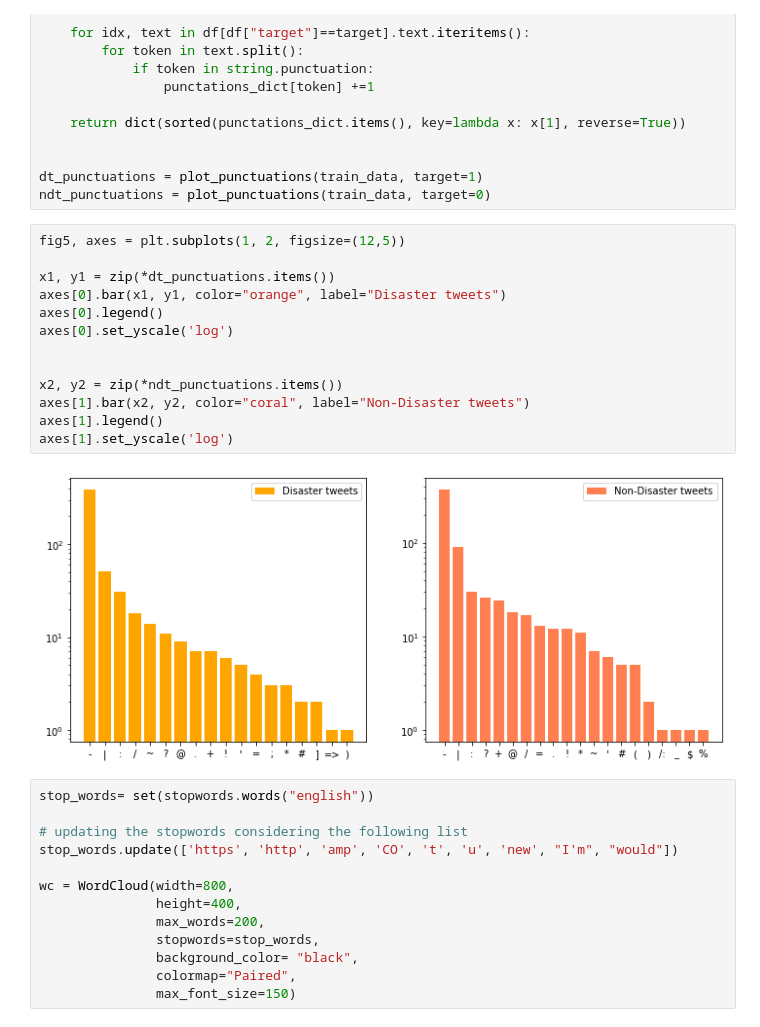
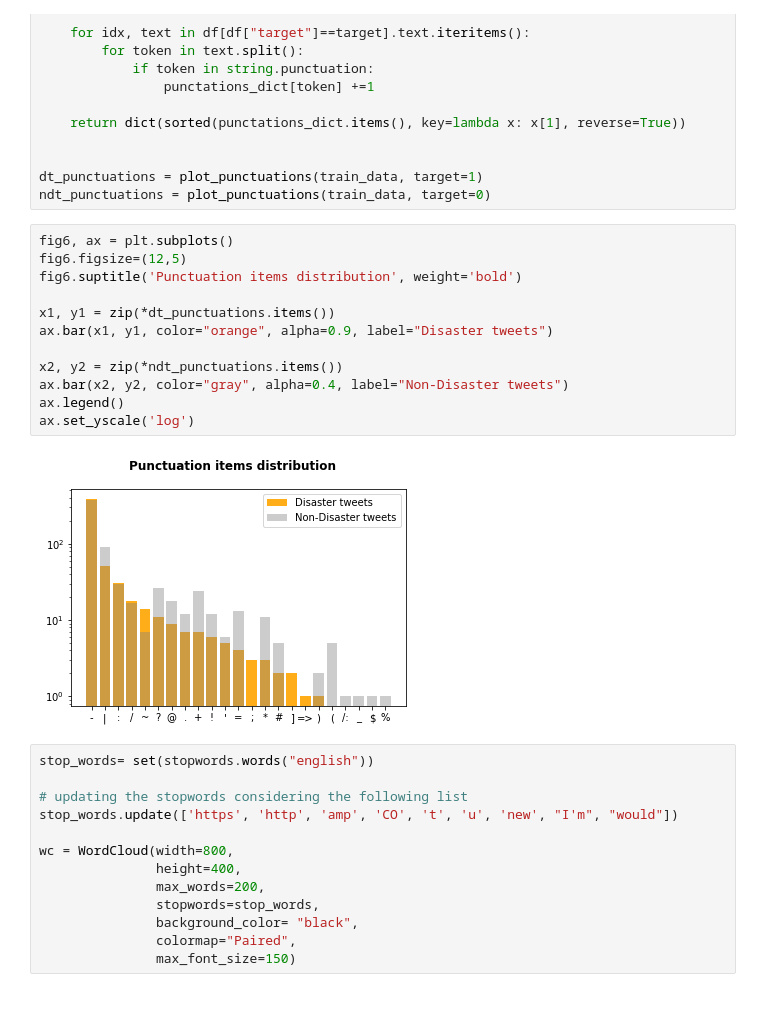
Before and after one commit to raissalohanna/DataLab-FinalProject, a Jupyter notebook: NLP Tweet Disaster.ipynb, the cells around one changed output. Drawn from its saved outputs; the diff is of its cells as text.

```diff
--- a/NLP Tweet Disaster.ipynb
+++ b/NLP Tweet Disaster.ipynb
@@ -206,20 +210,19 @@ def plot_punctuations(df, target):
 dt_punctuations = plot_punctuations(train_data, target=1)
 ndt_punctuations = plot_punctuations(train_data, target=0)
 # %%
-fig5, axes = plt.subplots(1, 2, figsize=(12,5))
+fig6, ax = plt.subplots()
+fig6.figsize=(12,5)
+fig6.suptitle('Punctuation items distribution', weight='bold')
 
 x1, y1 = zip(*dt_punctuations.items())
-axes[0].bar(x1, y1, color="orange", label="Disaster tweets")
-axes[0].legend()
-axes[0].set_yscale('log')
-
+ax.bar(x1, y1, color="orange", alpha=0.9, label="Disaster tweets")
 
 x2, y2 = zip(*ndt_punctuations.items())
-axes[1].bar(x2, y2, color="coral", label="Non-Disaster tweets")
-axes[1].legend()
-axes[1].set_yscale('log')
+ax.bar(x2, y2, color="gray", alpha=0.4, label="Non-Disaster tweets")
+ax.legend()
+ax.set_yscale('log')
 # %% [output]
-[figure, old version]
+[figure, new version]
 # %%
 stop_words= set(stopwords.words("english"))
 
```
Also changed, not shown: parts of 88 cells of this notebook.
